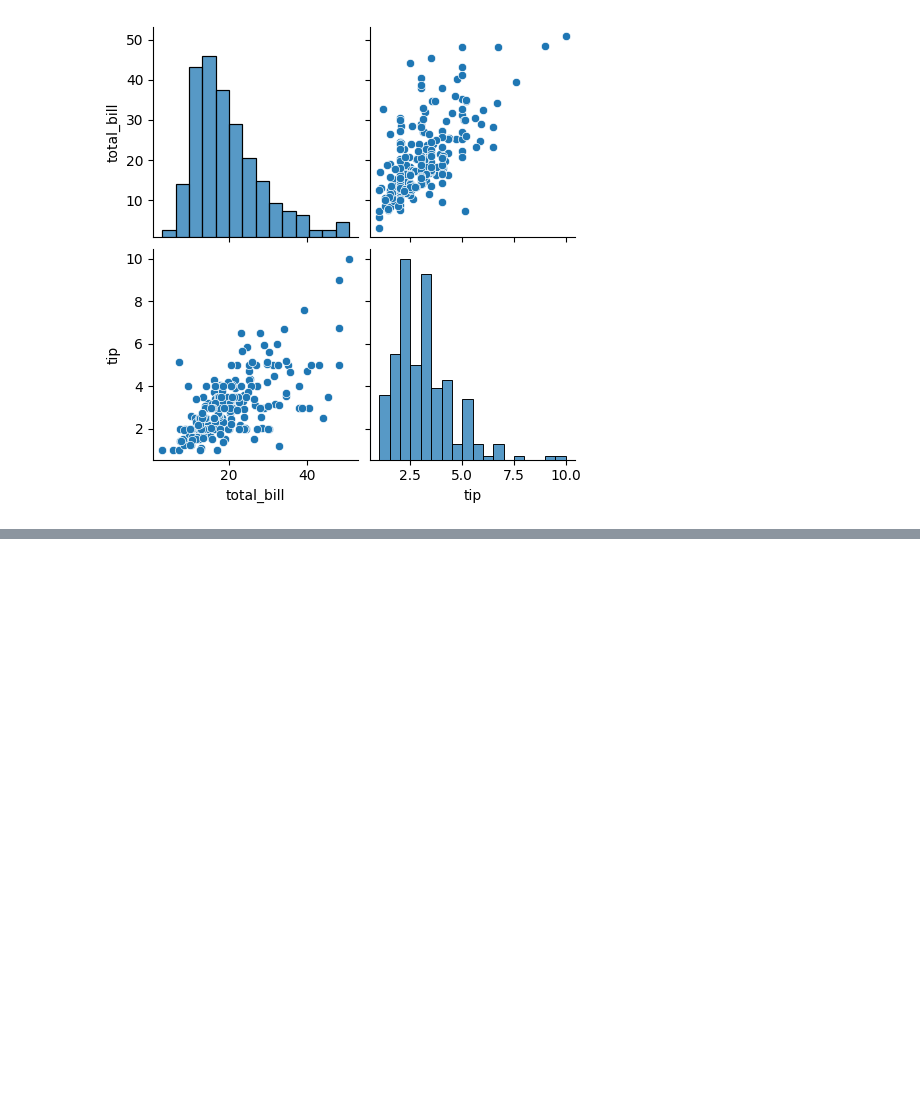
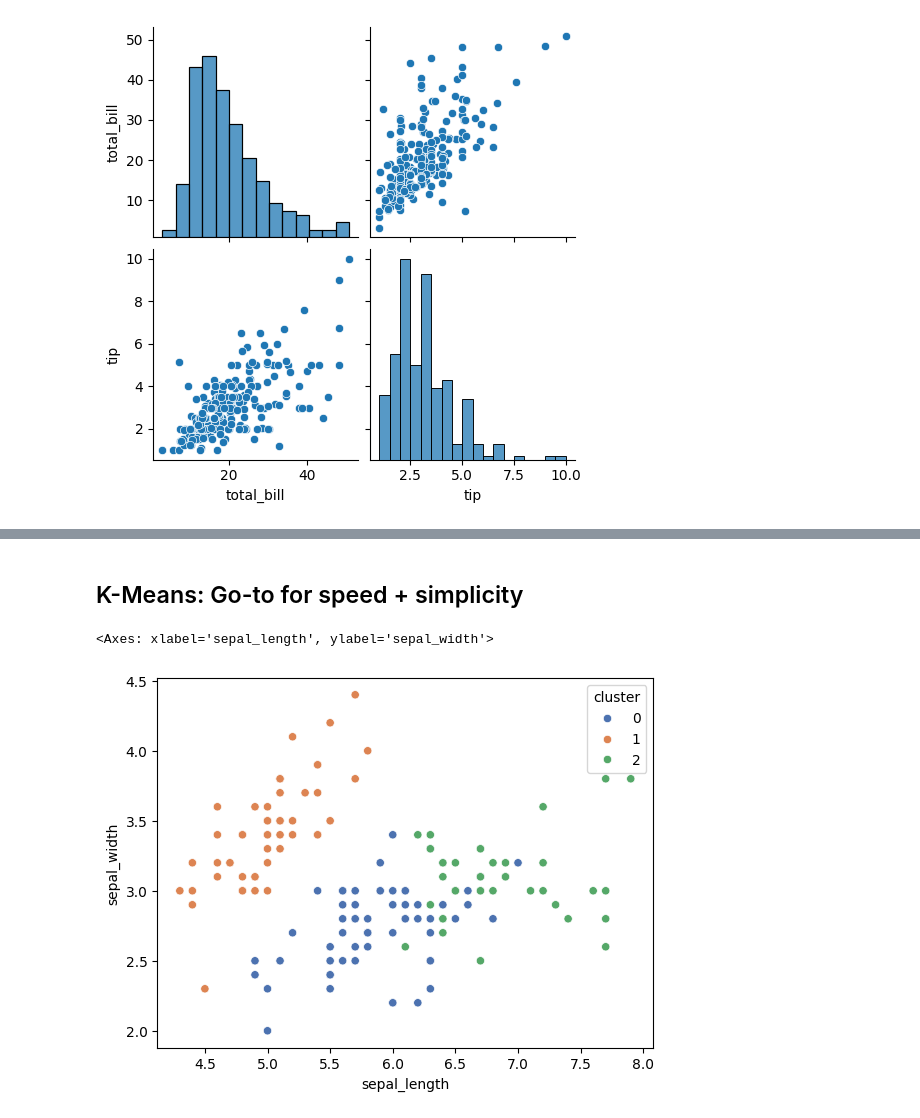
Before and after one commit to Amehroke/DataScienceCodingReview, a Jupyter notebook: Note.ipynb, the cells around one changed output, grey strips where cells are left out. Cells and saved outputs as stored; diff of their text form; code cells hidden in the pictures; blank space fills up the shorter version.

Commit message:
finished notes on clustering

```diff
--- a/Note.ipynb
+++ b/Note.ipynb
@@ -442,0 +451,23 @@ sns.pairplot(df[['total_bill', 'tip']])
+# %% [markdown]
+## K-Means: Go-to for speed + simplicity
+# %%
+import seaborn as sns
+from sklearn.cluster import KMeans
+import matplotlib.pyplot as plt
+
+# 1. Load a dataset — let’s use the 'iris' dataset
+df = sns.load_dataset('iris')
+# 2. Drop non-numeric/categorical columns (if any)
+X = df.drop(columns=['species'])  # we don’t need the label for clustering
+
+# 3. Initialize and fit KMeans
+kmeans = KMeans(n_clusters=3, random_state=42)
+kmeans.fit(X)
+
+# 4. Add the cluster labels to the DataFrame
+df['cluster'] = kmeans.labels_
+
+sns.scatterplot(x=X.iloc[:, 0], y=X.iloc[:, 1], hue=df['cluster'], palette='deep')
+# %% [output]
+<Axes: xlabel='sepal_length', ylabel='sepal_width'>
+[figure, added]
```
Also changed, not shown: parts of 7 cells of this notebook.
